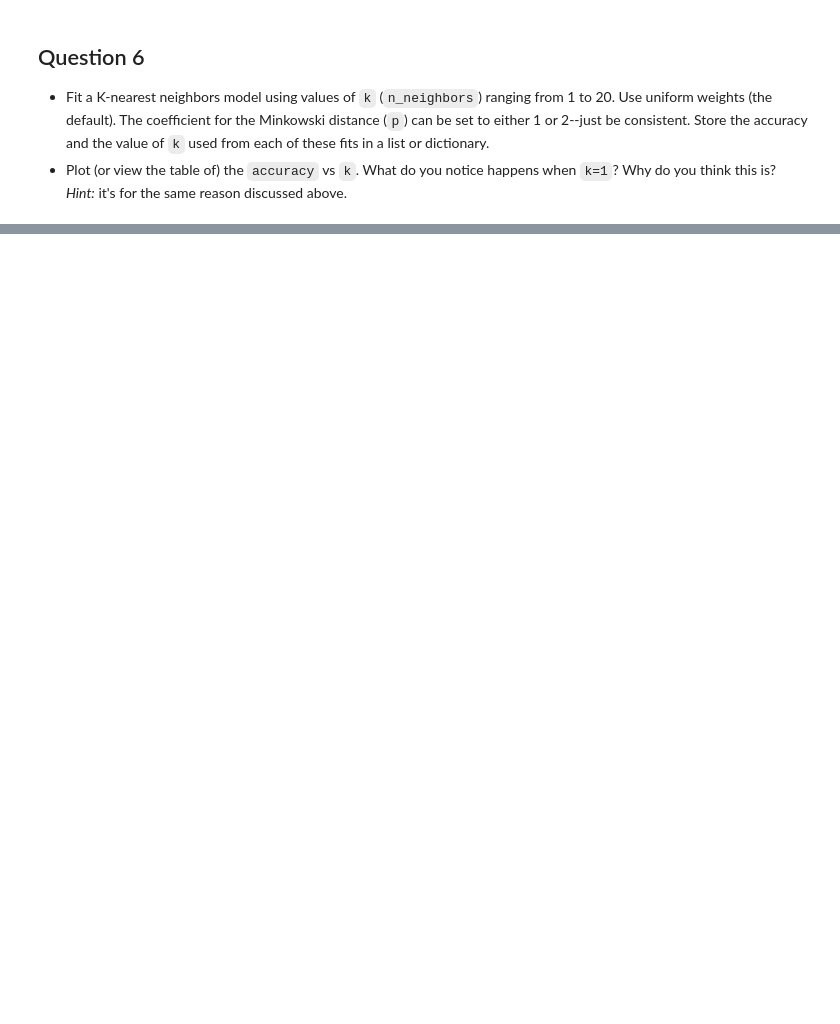
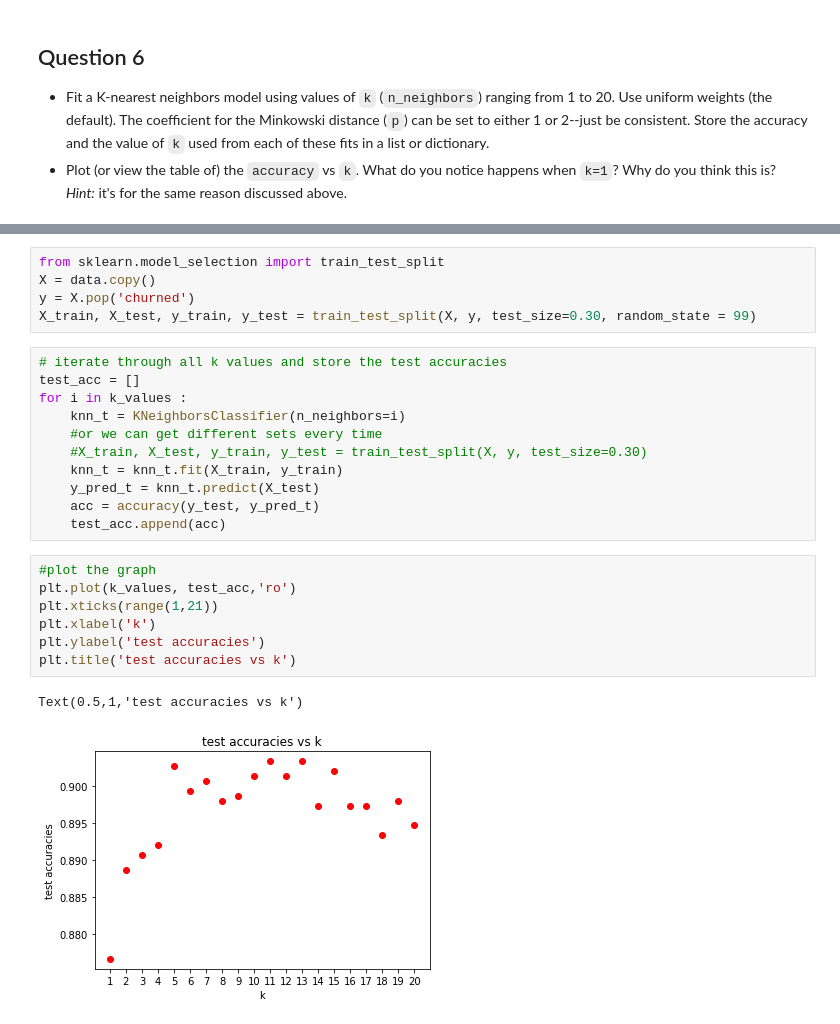
Before and after one commit to AIDeveloperCommunity/Lets-Play-With-KNNs, a Jupyter notebook: practise/KNN+Practise.ipynb, the cells around one changed output, grey strips where cells are left out. Drawn from its saved outputs; the diff is of its cells as text; blank space fills up the shorter version.

```diff
--- a/practise/KNN+Practise.ipynb
+++ b/practise/KNN+Practise.ipynb
@@ -108,0 +178,26 @@ When weighted distances are used for part 1 of this question, a value of 1.0 sho
+# %%
+from sklearn.model_selection import train_test_split
+X = data.copy()
+y = X.pop('churned')
+X_train, X_test, y_train, y_test = train_test_split(X, y, test_size=0.30, random_state = 99)
+# %%
+# iterate through all k values and store the test accuracies
+test_acc = []
+for i in k_values :
+    knn_t = KNeighborsClassifier(n_neighbors=i)
+    #or we can get different sets every time
+    #X_train, X_test, y_train, y_test = train_test_split(X, y, test_size=0.30)
+    knn_t = knn_t.fit(X_train, y_train)
+    y_pred_t = knn_t.predict(X_test)
+    acc = accuracy(y_test, y_pred_t)
+    test_acc.append(acc)
+# %%
+#plot the graph
+plt.plot(k_values, test_acc,'ro')
+plt.xticks(range(1,21))
+plt.xlabel('k')
+plt.ylabel('test accuracies')
+plt.title('test accuracies vs k')
+# %% [output]
+Text(0.5,1,'test accuracies vs k')
+[figure, added]
```
Also changed, not shown: parts of 14 cells of this notebook.
